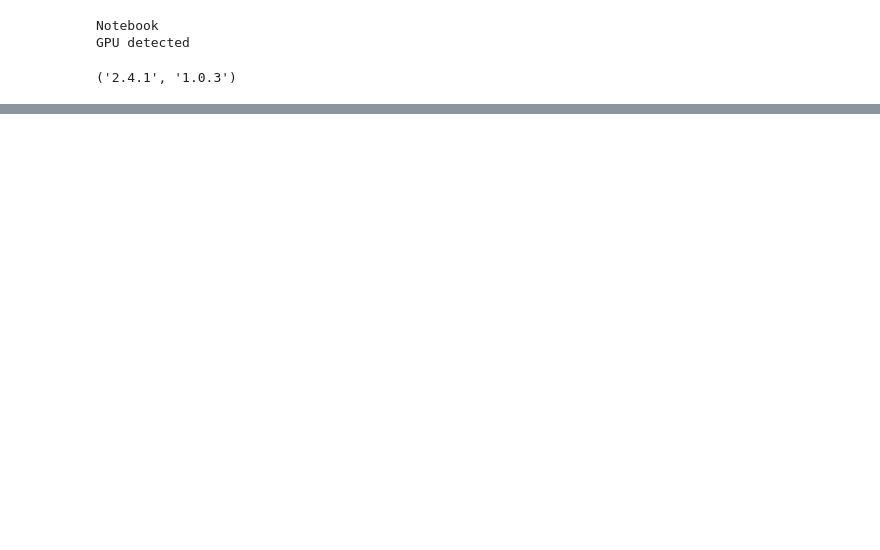
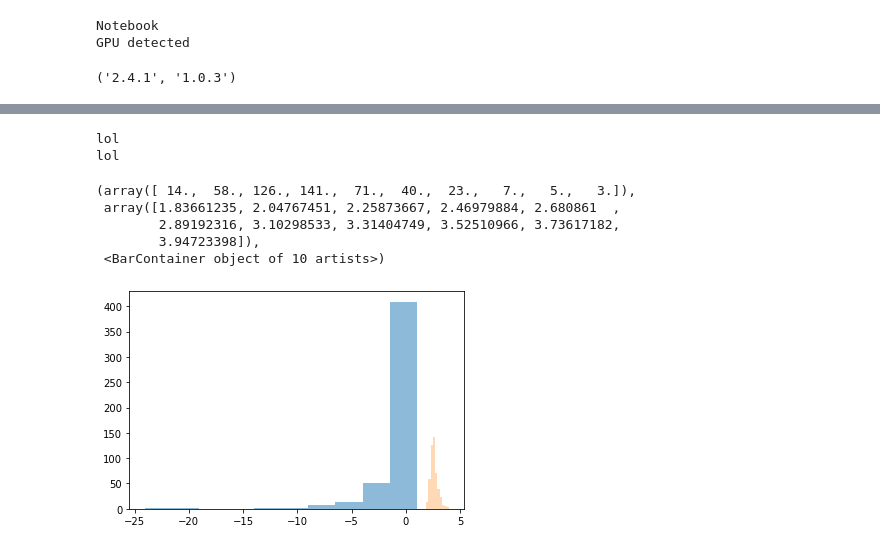
Before and after one commit to astrockragh/IceCube, a Jupyter notebook: TrainGAT.ipynb, the cells around one changed output, grey strips where cells are left out. Saved outputs shown, nothing was run; the diff lists cells and outputs as text; code cells hidden in the pictures; blank space fills up the shorter version.

```diff
--- a/TrainGAT.ipynb
+++ b/TrainGAT.ipynb
@@ -68,7 +68,7 @@ n_neighbors   = 6 # SKRIV SELV IND
 import data_load as dl
 reload(dl)
 graph_data=dl.graph_data
-dataset=graph_data(n_data=n_data, restart=0, transform=True)
+dataset=graph_data(n_data=n_data, restart=1, transform=True, skip=0)
 idx_lists = dataset.index_lists
 # Split data
 dataset_train = dataset[idx_lists[0]]
@@ -161,10 +174,13 @@ if wandblog:
 # Load Model and do checks                      #
 ################################################
 # import models.GCN0 as m
-import models.attention as m
+import models.GCN_johann as m
 reload(m)
 # model=m.GCN0(6)
 model=m.model()
+import evals as evals
+reload(evals)
+metrics=evals.metricsxpos3
 # model.compile('adam', 'categorical_crossentropy') ## this is a basic setup with predetermined optimizers and so on
 # %%
 # ################################################
@@ -172,7 +188,7 @@ model=m.model()
 # ################################################
 import loss.loss_funcs as loss_funcs
 reload(loss_funcs)
-loss_func=loss_funcs.loss_funcxpos
+loss_func=loss_funcs.loss_funcunit
 
 def lr_schedule(epochs = epochs, initial = learning_rate, decay = 0.9):
     n = 1
@@ -193,9 +209,7 @@ alist0 = tf.TensorArray(dtype=tf.float32, size=0, dynamic_size=True)
 @tf.function(input_signature = loader_train.tf_signature(), experimental_relax_shapes = True)
 def train_step(inputs, targets, alist=alist0):
     with tf.GradientTape() as tape:
-        global alpha
-        predictions, alpha = model(inputs, training = True)
-        tf.print(alpha, np.shape(alpha))
+        predictions = model(inputs, training = True)
         targets     = tf.cast(targets, tf.float32)
         loss        = loss_func(predictions, targets)
         loss       += sum(model.losses)
@@ -206,7 +220,7 @@ def train_step(inputs, targets, alist=alist0):
 
 @tf.function(input_signature = loader_test.tf_signature(), experimental_relax_shapes = True)
 def test_step(inputs, targets):
-    predictions, alpha = model(inputs, training = False)
+    predictions = model(inputs, training = False)
     targets     = tf.cast(targets, tf.float32)
     out         = loss_func(predictions, targets)
 
@@ -218,8 +232,8 @@ def validation(loader):
     prediction_list, target_list = [], []
     for batch in loader:
         inputs, targets = batch
-        # inputs[0][:, :3] = inputs[0][:, :3] / 1000
-        # inputs[0][:, 3] = inputs[0][:, 3]
+        inputs[0][:, :3] = inputs[0][:, :3] / 1000
+#         inputs[0][:, 3] = inputs[0][:, 3] / 1000
         # targets[:, 1:4] = targets[:, 1:4] / 1000
         predictions, targets, out = test_step(inputs, targets)
         loss           += out
@@ -348,0 +367,20 @@ KeyboardInterrupt:
+# %%
+
+for batch in loader_test:
+    inputs, targets = batch
+    inputs[0][:, :3] = inputs[0][:, :3] / 1000#normalize position
+    predictions=model(inputs, training = False)
+    print('lol')
+# %% [output]
+lol
+lol
+# %%
+plt.hist(predictions[:,0].numpy(), bins=10, alpha=0.5)
+plt.hist(targets[:,0], bins=10, alpha=0.3)
+# %% [output]
+(array([ 14.,  58., 126., 141.,  71.,  40.,  23.,   7.,   5.,   3.]),
+ array([1.83661235, 2.04767451, 2.25873667, 2.46979884, 2.680861  ,
+        2.89192316, 3.10298533, 3.31404749, 3.52510966, 3.73617182,
+        3.94723398]),
+ <BarContainer object of 10 artists>)
+[figure, added]
```
Also changed, not shown: parts of 7 cells of this notebook, 11 other files.
